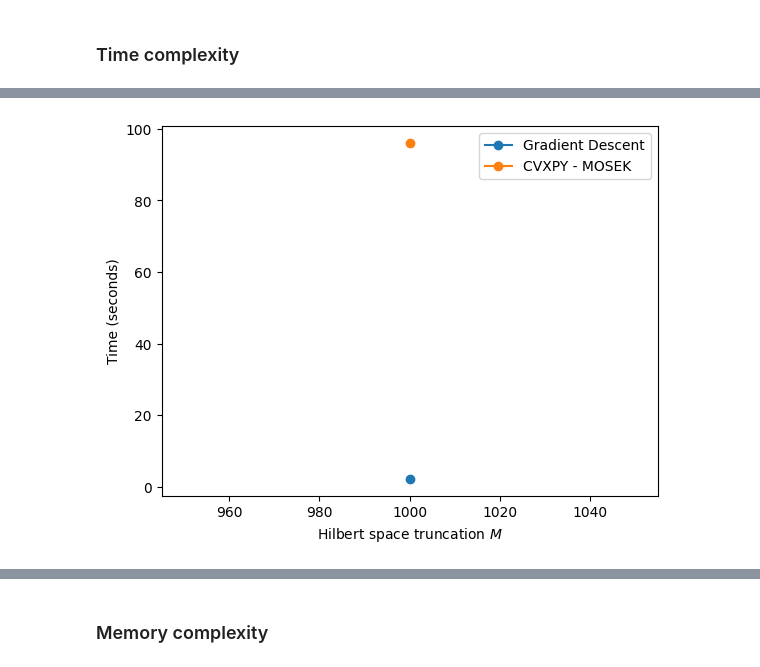
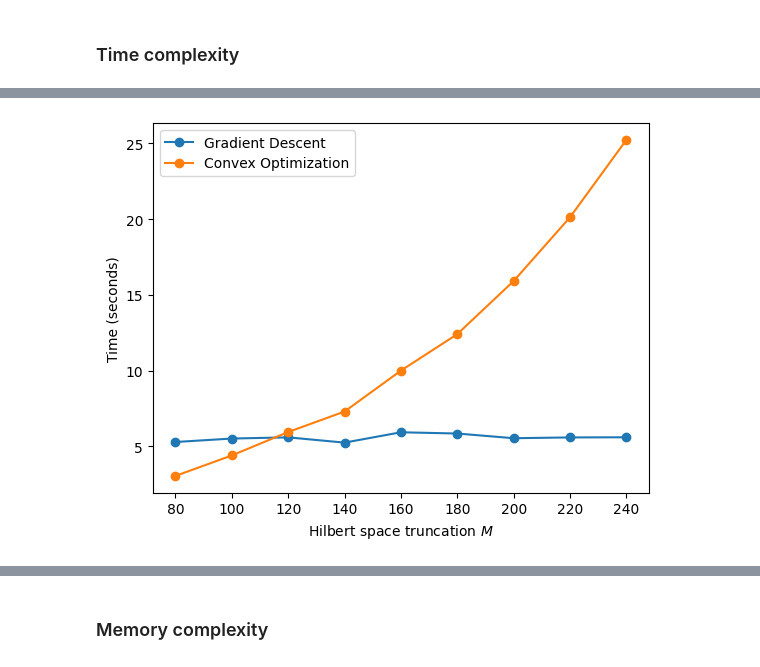
Before and after one commit to amanuelanteneh/gd-qdt, a Jupyter notebook: time_mem_diag_opt.ipynb, the cells around one changed output, grey strips where cells are left out. Saved outputs shown, nothing was run; the diff lists cells and outputs as text; code cells hidden in the pictures.

```diff
--- a/time_mem_diag_opt.ipynb
+++ b/time_mem_diag_opt.ipynb
@@ -24,26 +20,30 @@ D = 512  # D is number of probes
 # %% [markdown]
 ### Time complexity
 # %%
-Ms = range(1000, 1050, 50)
+Ms = range(80, 260, 20)
 device = 'cuda'
+N = 25
+D = 1000
 number = 5
 time_gd = []
 time_mosek = []
+avg_fids_gd = []
+avg_fids_mosek = []
 
 
 for M in tqdm(Ms, desc="Performing time measurements"):
     # PNR detector POVM
-    eta = random.uniform(0.1, 0.9)
-    true_povm = pnr_povm(hilbert_dim=M, N=N, eta=0.9)
+    eta = 0.8 #random.uniform(0.1, 0.9)
+    true_povm = pnr_povm(hilbert_dim=M, N=N, eta=eta)
     true_povm = th.vstack( [th.diagonal(E) for E in true_povm] ).T
 
-    max_avg = M/1.75
+    max_avg = find_lambda_for_poisson(M, threshold=1e-5)
     n_bars = np.linspace(0, max_avg, D)
     probes = th.tensor(np.array([ poisson.pmf(k=list(range(M)), mu=n_bar) for n_bar in n_bars ]))
 
     targets = probes @ true_povm
     lam_smoothing = 1e-5
-    hyperparams = Hyperparameters(lr=0.1, lr_decay=0.999, beta1=0.9, beta2=0.9, num_epochs=50, batch_size=32)
+    hyperparams = Hyperparameters(lr=0.01, lr_decay=0.999, beta1=0.9, beta2=0.9, num_epochs=90, batch_size=45)
 
     M, N, = probes.shape[1], targets.shape[1]
     logits = th.rand((M, N)) - 1
@@ -54,6 +54,32 @@ for M in tqdm(Ms, desc="Performing time measurements"):
     targets = targets.to(device)
     dataset = TensorDataset(probes, targets)
 
+    logits, losses, _, _ = learn_phase_insensitive_povm(logits, hyperparams, dataset, lam_smoothing, False)
+    plt.plot(losses, label=rf"$M$={M}")
+    plt.xlabel("Iterations")
+    plt.ylabel("Loss")
+    plt.yscale("log")
+    plt.legend()
+    plt.show();
+
+    Pi = th.softmax(logits, dim=1).to('cpu')  # rows are probability vectors so apply softmax along them
+
+    if check_diag_povm(Pi.T, tol=1e-5) is not True:
+        print(f"WARNING: Gradient descent got invalid solution POVM for M={M}")
+
+    Fs = [ diag_povm_fidelity(th.diag(Pi[:, i]), true_povm[:, i]) for i in range(true_povm.shape[1]) ]
+    avg_fids_gd.append(sum(Fs)/len(Fs))
+
+    Pi, prob, iters = phase_insensitive_loss_cvx(targets.cpu().numpy(), probes.cpu().numpy(), lam_smoothing, "MOSEK")
+    Pi = th.tensor(Pi)
+
+    if check_diag_povm(Pi.T, tol=1e-5) is not True:
+        print(f"WARNING: CVXPY got invalid solution POVM for M={M}")
+
+    Fs = [ diag_povm_fidelity(Pi[:, i], true_povm[:, i]) for i in range(true_povm.shape[1]) ]
+    avg_fids_mosek.append(sum(Fs)/len(Fs))
+
+    # compute times
     t = timeit(lambda: learn_phase_insensitive_povm(logits, hyperparams, dataset, lam_smoothing, False), number=number)
     time_gd.append(t / number)
 
@@ -62,9 +98,9 @@ for M in tqdm(Ms, desc="Performing time measurements"):
 # %%
 plt.plot(Ms, time_gd, label="Gradient Descent", marker="o")
-plt.plot(Ms, time_mosek, label="CVXPY - MOSEK", marker="o")
+plt.plot(Ms, time_mosek, label="Convex Optimization", marker="o")
 plt.xlabel(r"Hilbert space truncation $M$ ")
 plt.ylabel("Time (seconds)")
 # plt.yscale("log")
 plt.legend();
 # %% [output]
-[figure, old version]
+[figure, new version]
```
Also changed, not shown: parts of 4 cells of this notebook, 5 other files.
